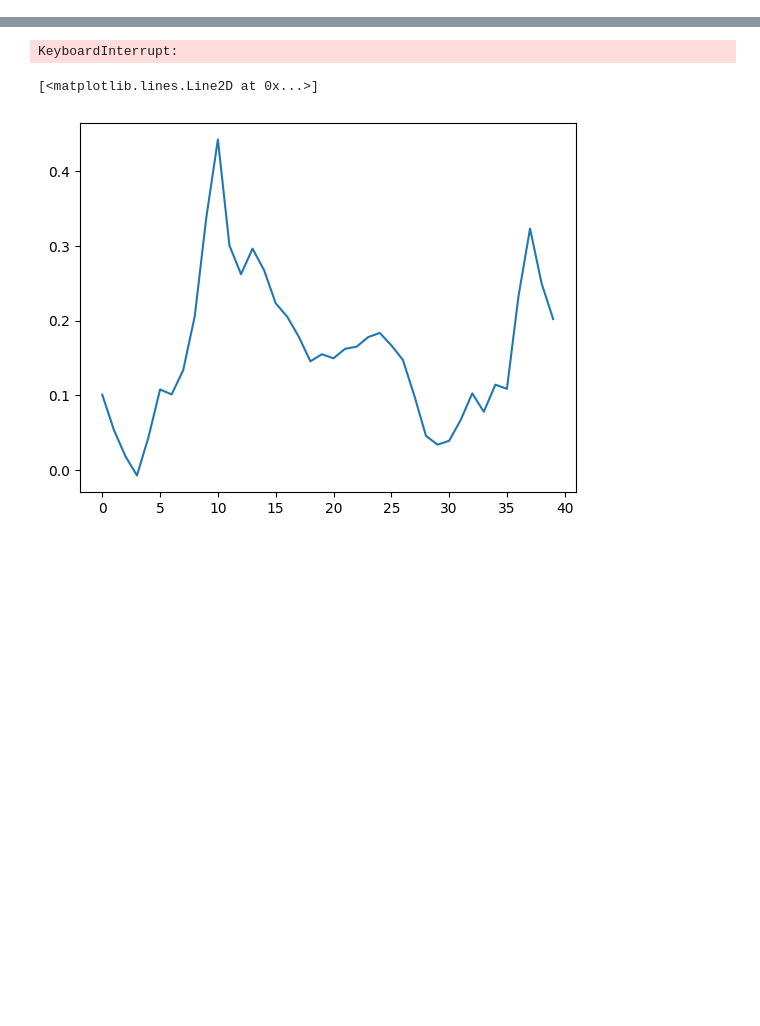
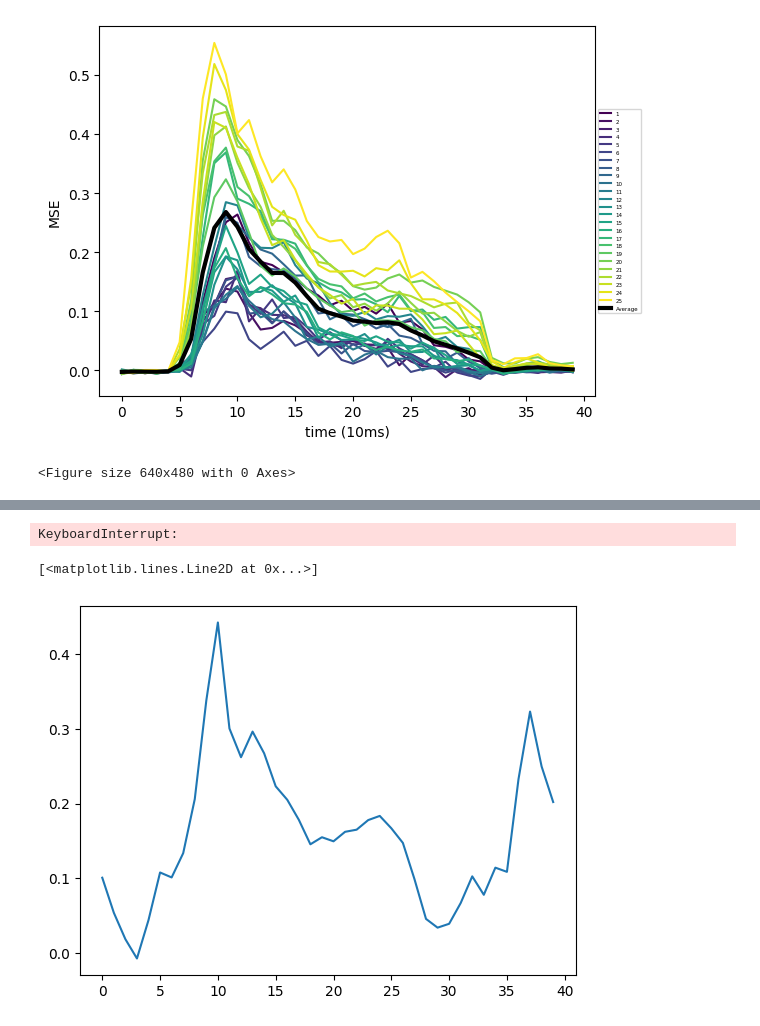
Before and after one commit to TizianoCausin01/useful_stuff, a Jupyter notebook: python_scripts/scripts/regression_oop_dev.ipynb, the cells around one changed output, grey strips where cells are left out. Cells and saved outputs as stored; diff of their text form; code cells hidden in the pictures; blank space fills up the shorter version.

```diff
--- a/python_scripts/scripts/regression_oop_dev.ipynb
+++ b/python_scripts/scripts/regression_oop_dev.ipynb
@@ -289,0 +503,14 @@ def static_lagged_linear_regression(x, y, regression_type='lr', alphas=np.logspa
+# %%
+if type(time_score_r2)== list: time_score_r2 = np.stack(time_score_r2, axis=-1)
+for i, c in enumerate(colors):
+    plt.plot(s.get_array()[i,:], color=c, label=f"{i+1}")
+# plt.plot(time_score)
+plt.plot(np.mean(s.get_array(), axis=0), linewidth="3", color="k", label="Average")
+plt.legend(fontsize=4, loc="center left", bbox_to_anchor=(1, 0.5))
+plt.ylabel("MSE")
+plt.xlabel("time (10ms)")
+plt.show()
+plt.tight_layout()
+# %% [output]
+[figure, added]
+<Figure size 640x480 with 0 Axes>
```
Also changed, not shown: parts of 28 cells of this notebook.
